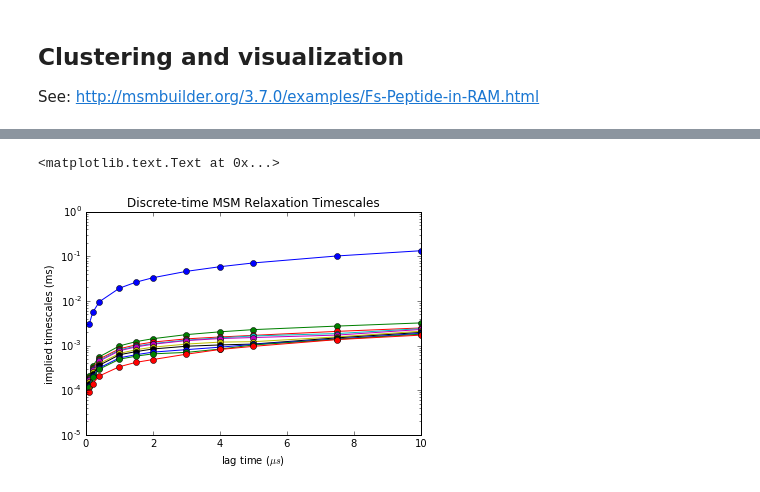
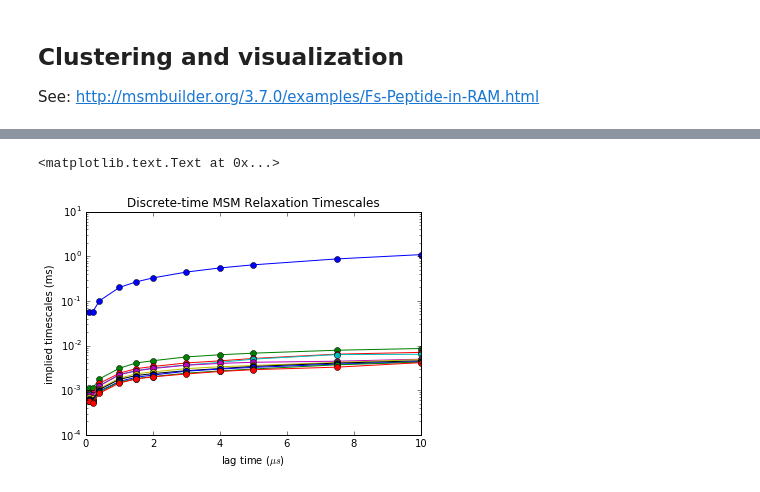
Before and after one commit to vvoelz/electrical_ising, a Jupyter notebook: msm_analysis.ipynb, the cells around one changed output, grey strips where cells are left out. Saved outputs shown, nothing was run; the diff lists cells and outputs as text; code cells hidden in the pictures.

```diff
--- a/msm_analysis.ipynb
+++ b/msm_analysis.ipynb
@@ -44,9 +48,6 @@ import numpy as np
 import matplotlib.pyplot as plt
 
 from msmbuilder.decomposition import tICA, PCA
-
-
-
 
 filenames = glob.glob('*_10M_*17.0*.msmtraj.npy')  # s5_10M_deps17.0.msmtraj.npy
 nfiles = len(filenames)
@@ -56,13 +57,6 @@ ntica = 4
 tica = tICA(n_components=ntica, lag_time=1)
 tica_coords = tica.fit_transform(trajs)
 #print 'tica_coords', tica_coords
-
-plt.figure( figsize=(20,8))
-for i in range(len(tica_coords)):
-#for i in range(2):
-    plt.plot(tica_coords[0][:,0],tica_coords[0][:,1],'k-', linewidth=0.1)
-    plt.xlabel('tIC$_1$')
-    plt.ylabel('tIC$_2$')
 # %%
 plt.figure( figsize=(20,4))
 
@@ -109,18 +103,18 @@ plt.scatter(clusterer.cluster_centers_[:,0],
 # %%
 from msmbuilder.msm import ContinuousTimeMSM, MarkovStateModel, implied_timescales
 
 lag_times = np.array([1, 2, 4, 10, 15, 20, 30, 40, 50, 75, 100])
 n_timescales = 10
 dt = 1.0e-7
 
-msm_timescales = implied_timescales(sequences, lag_times, n_timescales=n_timescales, msm=MarkovStateModel(verbose=False))
+msm_timescales = implied_timescales(clustered_trajs, lag_times, n_timescales=n_timescales, msm=MarkovStateModel(verbose=False))
 for i in range(n_timescales):
    plt.plot(lag_times*dt*1.0e6, msm_timescales[:, i]*dt*1.0e3, 'o-')  # lagtime in us,  implied timescales in ms
 
 plt.title('Discrete-time MSM Relaxation Timescales')
 plt.semilogy()
 plt.xlabel('lag time ($\\mu s$)')
 plt.ylabel('implied timescales (ms)')
 # %% [output]
 <matplotlib.text.Text at 0x...>
-[figure, old version]
+[figure, new version]
```
Also changed, not shown: parts of 2 cells of this notebook.
